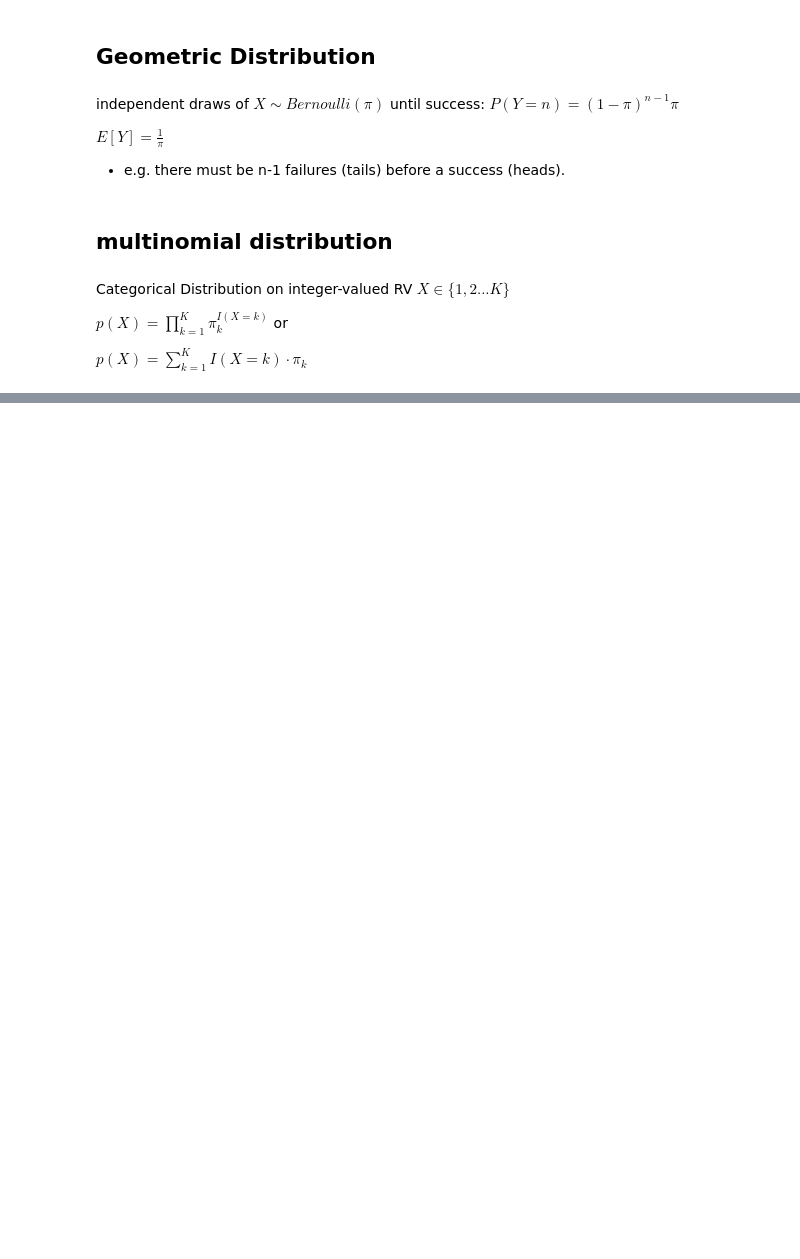
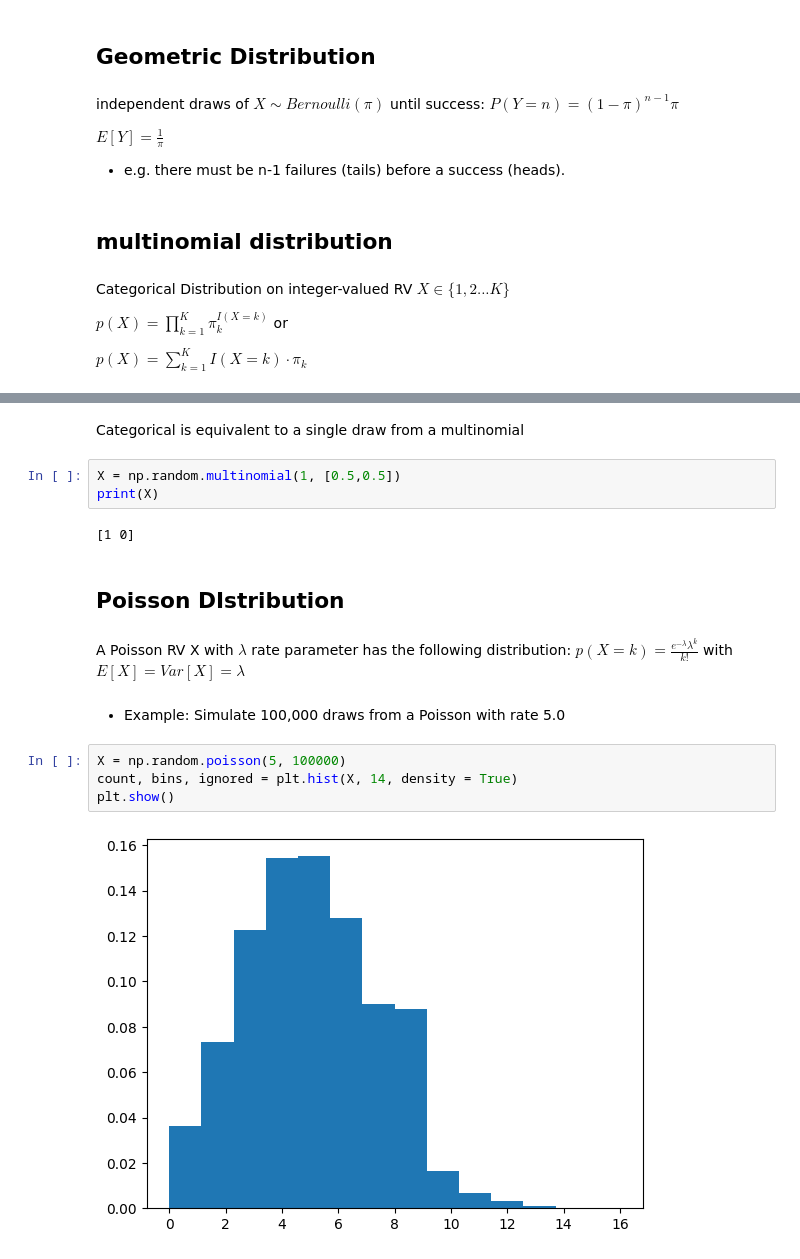
Before and after one commit to pluplu68/generalML, a Jupyter notebook: CSC 380.ipynb, the cells around one changed output, grey strips where cells are left out. Drawn from its saved outputs; the diff is of its cells as text; blank space fills up the shorter version.

Commit message:
Discrete Probability Distributions + numpy.random

```diff
--- a/CSC 380.ipynb
+++ b/CSC 380.ipynb
@@ -54,0 +66,20 @@ $p(X) = \sum_{k=1}^{K} I(X = k) \cdot \pi_k$
+# %% [markdown]
+Categorical is equivalent to a single draw from a multinomial
+# %%
+X = np.random.multinomial(1, [0.5,0.5])
+print(X)
+# %% [output]
+[1 0]
+# %% [markdown]
+## Poisson DIstribution
+# %% [markdown]
+A Poisson RV X with $\lambda$ rate parameter has the following distribution: $p(X = k) = \frac{e^{-\lambda} \lambda^k}{k!}$ with $E[X] = Var[X] = \lambda
+$
+# %% [markdown]
+* Example: Simulate 100,000 draws from a Poisson with rate 5.0
+# %%
+X = np.random.poisson(5, 100000)
+count, bins, ignored = plt.hist(X, 14, density = True)
+plt.show()
+# %% [output]
+[figure, added]
```
Also changed, not shown: parts of 8 cells of this notebook.
